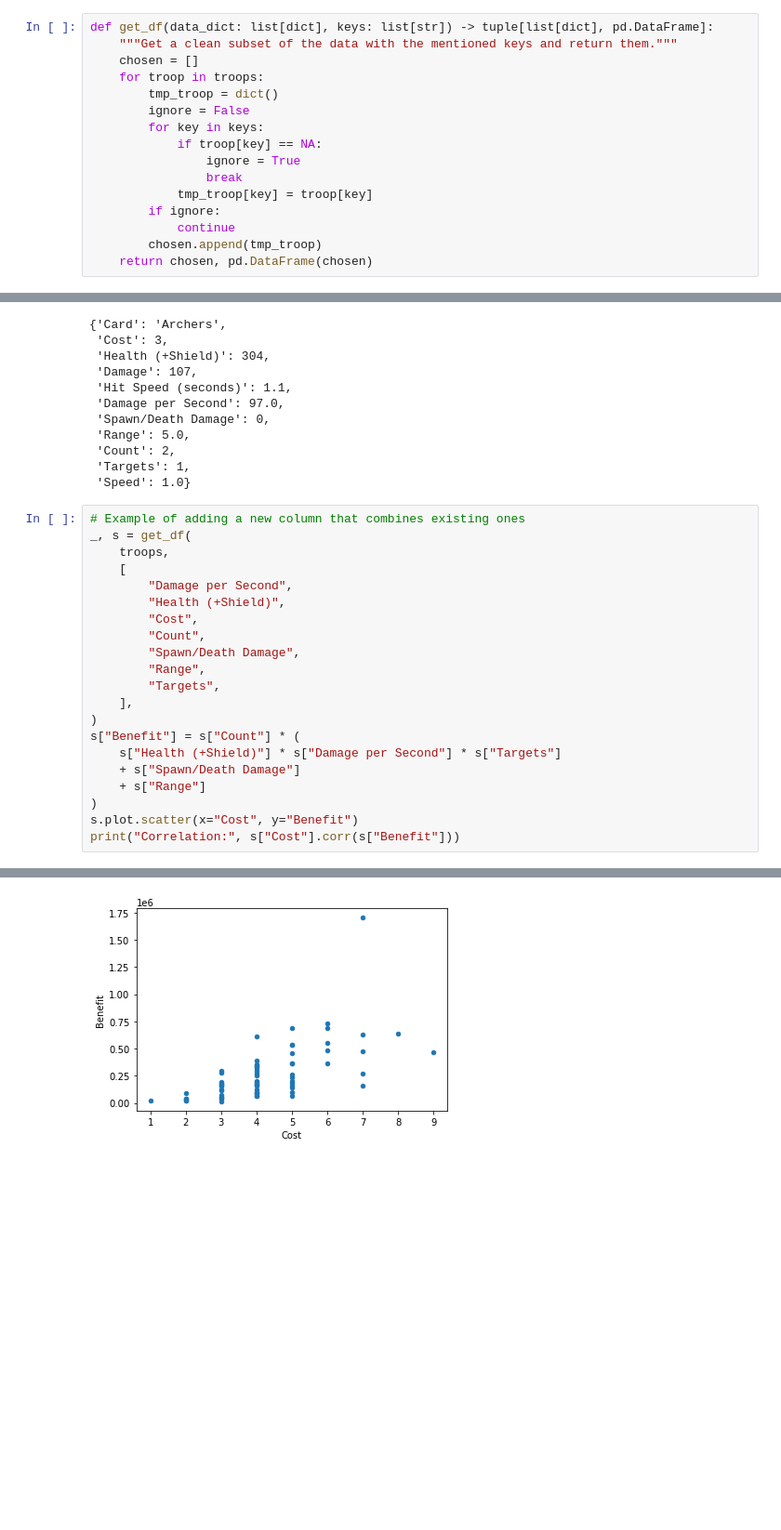
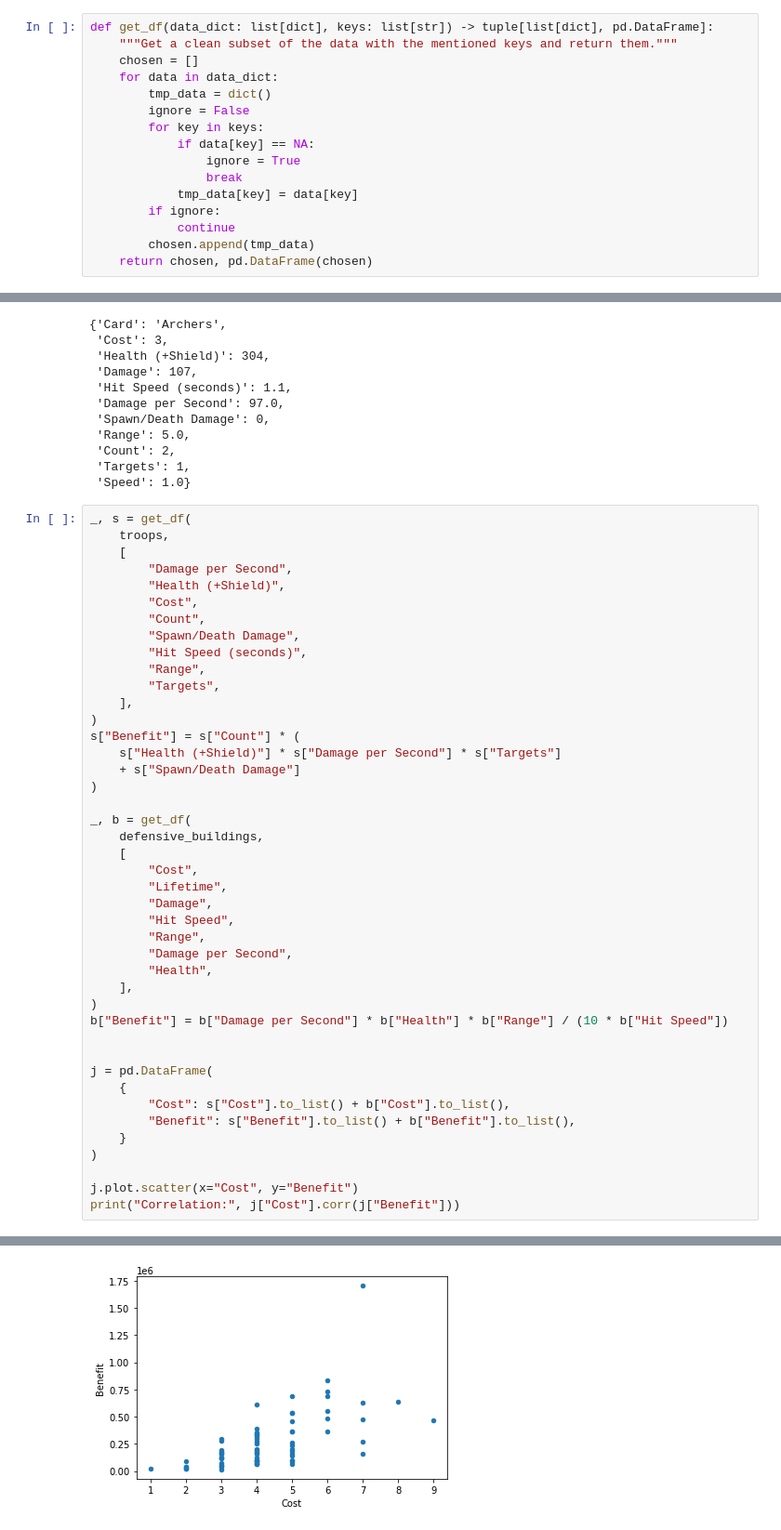
Before and after one commit to SeyedAlirezaFatemi/GameAnalysisClashRoyale, a Jupyter notebook: BalanceAnalysis.ipynb, the cells around one changed output, grey strips where cells are left out. Shown at 93% size. Drawn from its saved outputs; the diff is of its cells as text; blank space fills up the shorter version.

Commit message:
🎨 Improvements in correlation calculation.

```diff
--- a/BalanceAnalysis.ipynb
+++ b/BalanceAnalysis.ipynb
@@ -164,17 +176,17 @@ for troop in troops:
 def get_df(data_dict: list[dict], keys: list[str]) -> tuple[list[dict], pd.DataFrame]:
     """Get a clean subset of the data with the mentioned keys and return them."""
     chosen = []
-    for troop in troops:
-        tmp_troop = dict()
+    for data in data_dict:
+        tmp_data = dict()
         ignore = False
         for key in keys:
-            if troop[key] == NA:
+            if data[key] == NA:
                 ignore = True
                 break
-            tmp_troop[key] = troop[key]
+            tmp_data[key] = data[key]
         if ignore:
             continue
-        chosen.append(tmp_troop)
+        chosen.append(tmp_data)
     return chosen, pd.DataFrame(chosen)
 # %%
 clean_troops, troops_df = get_df(
@@ -385,7 +419,6 @@ troops[0]
  'Targets': 1,
  'Speed': 1.0}
 # %%
-# Example of adding a new column that combines existing ones
 _, s = get_df(
     troops,
     [
@@ -394,6 +427,7 @@ _, s = get_df(
         "Cost",
         "Count",
         "Spawn/Death Damage",
+        "Hit Speed (seconds)",
         "Range",
         "Targets",
     ],
@@ -401,8 +435,30 @@ _, s = get_df(
 s["Benefit"] = s["Count"] * (
     s["Health (+Shield)"] * s["Damage per Second"] * s["Targets"]
     + s["Spawn/Death Damage"]
-    + s["Range"]
 )
-s.plot.scatter(x="Cost", y="Benefit")
-print("Correlation:", s["Cost"].corr(s["Benefit"]))
+
+_, b = get_df(
+    defensive_buildings,
+    [
+        "Cost",
+        "Lifetime",
+        "Damage",
+        "Hit Speed",
+        "Range",
+        "Damage per Second",
+        "Health",
+    ],
+)
+b["Benefit"] = b["Damage per Second"] * b["Health"] * b["Range"] / (10 * b["Hit Speed"])
+
+
+j = pd.DataFrame(
+    {
+        "Cost": s["Cost"].to_list() + b["Cost"].to_list(),
+        "Benefit": s["Benefit"].to_list() + b["Benefit"].to_list(),
+    }
+)
+
+j.plot.scatter(x="Cost", y="Benefit")
+print("Correlation:", j["Cost"].corr(j["Benefit"]))
 # %% [output]
@@ -410 +466 @@ Correlation: 0.6185601838511038
-[figure, old version]
+[figure, new version]
```
Also changed, not shown: parts of 6 cells of this notebook.
